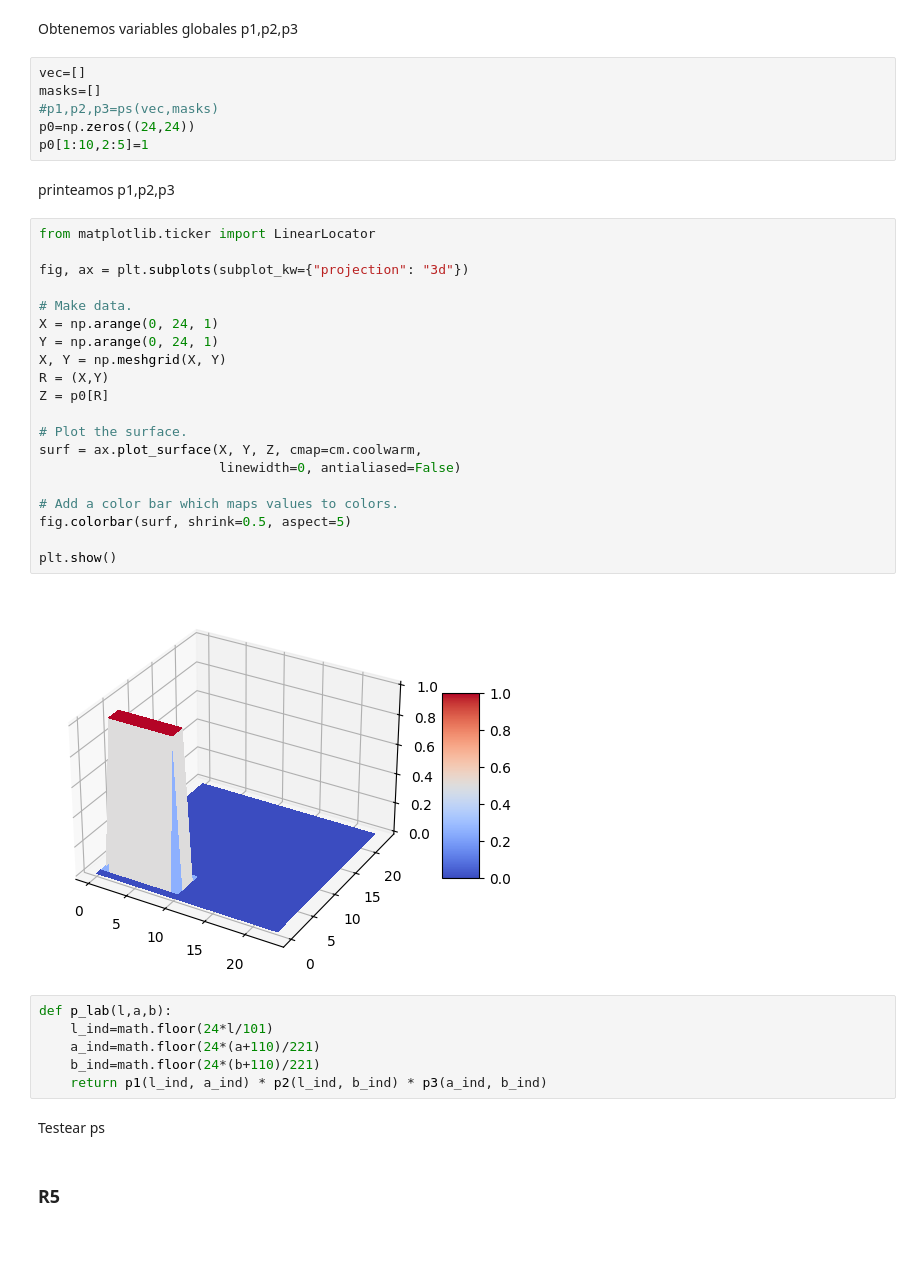
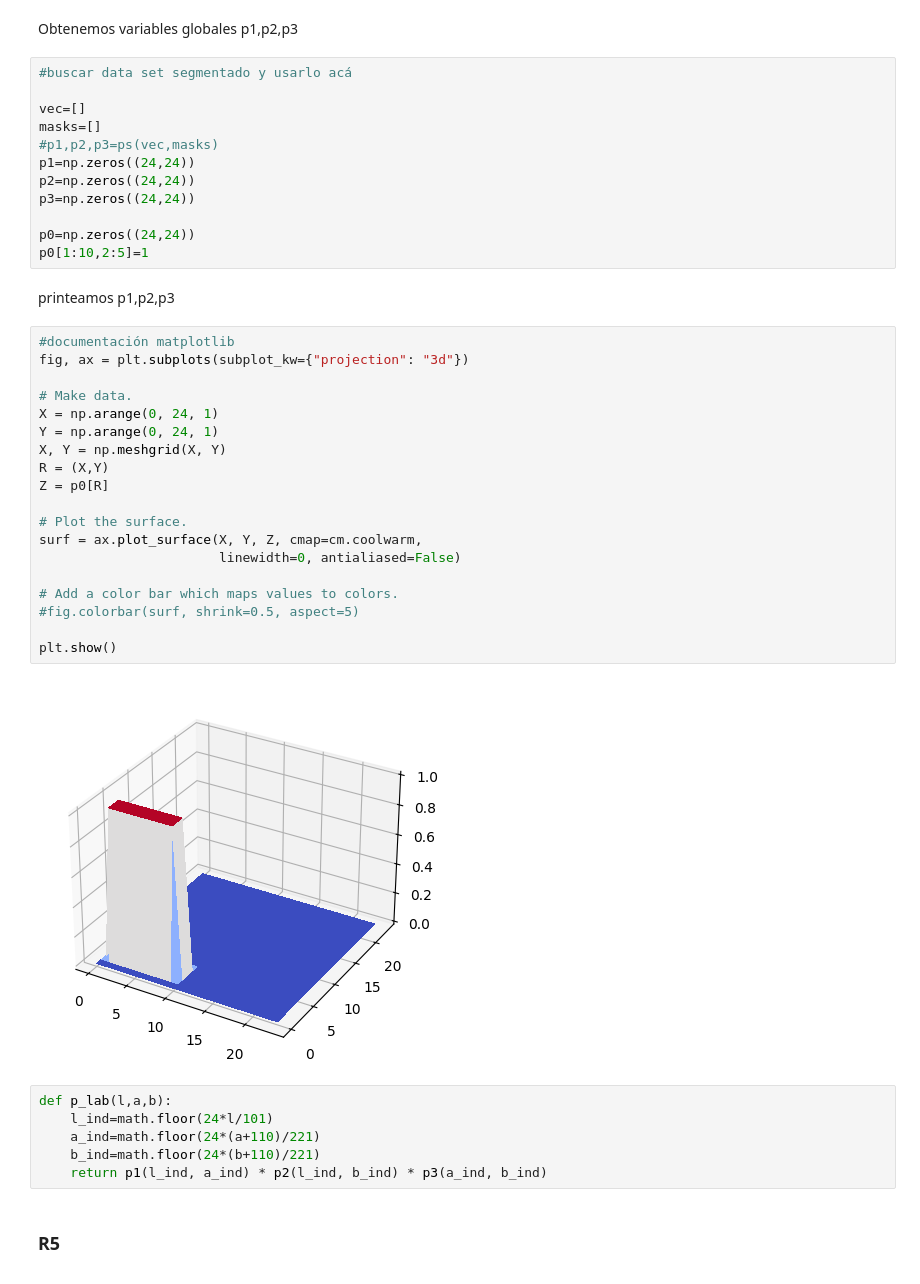
Before and after one commit to nachovigilante/pdi-fire-detection, a Jupyter notebook: fire_detection.ipynb, the cells around one changed output. Cells and saved outputs as stored; diff of their text form; blank space fills up the shorter version.

```diff
--- a/fire_detection.ipynb
+++ b/fire_detection.ipynb
@@ -330,43 +332,46 @@ def ps(vec_imgs,vec_masks):
 # %% [markdown]
 Obtenemos variables globales p1,p2,p3
 # %%
+#buscar data set segmentado y usarlo acá
+
 vec=[]
 masks=[]
 #p1,p2,p3=ps(vec,masks)
+p1=np.zeros((24,24))
+p2=np.zeros((24,24))
+p3=np.zeros((24,24))
+
 p0=np.zeros((24,24))
 p0[1:10,2:5]=1
 # %% [markdown]
 printeamos p1,p2,p3
 # %%
-from matplotlib.ticker import LinearLocator
-
+#documentación matplotlib
 fig, ax = plt.subplots(subplot_kw={"projection": "3d"})
 
 # Make data.
 X = np.arange(0, 24, 1)
 Y = np.arange(0, 24, 1)
 X, Y = np.meshgrid(X, Y)
 R = (X,Y)
 Z = p0[R]
 
 # Plot the surface.
 surf = ax.plot_surface(X, Y, Z, cmap=cm.coolwarm,
                        linewidth=0, antialiased=False)
 
 # Add a color bar which maps values to colors.
-fig.colorbar(surf, shrink=0.5, aspect=5)
+#fig.colorbar(surf, shrink=0.5, aspect=5)
 
 plt.show()
 # %% [output]
-[figure, old version]
+[figure, new version]
 # %%
 def p_lab(l,a,b):
     l_ind=math.floor(24*l/101)
     a_ind=math.floor(24*(a+110)/221)
     b_ind=math.floor(24*(b+110)/221)
     return p1(l_ind, a_ind) * p2(l_ind, b_ind) * p3(a_ind, b_ind)
-# %% [markdown]
-Testear ps
 # %% [markdown]
 ### R5
 
```
Also changed, not shown: parts of 5 cells of this notebook, 1 other file.
